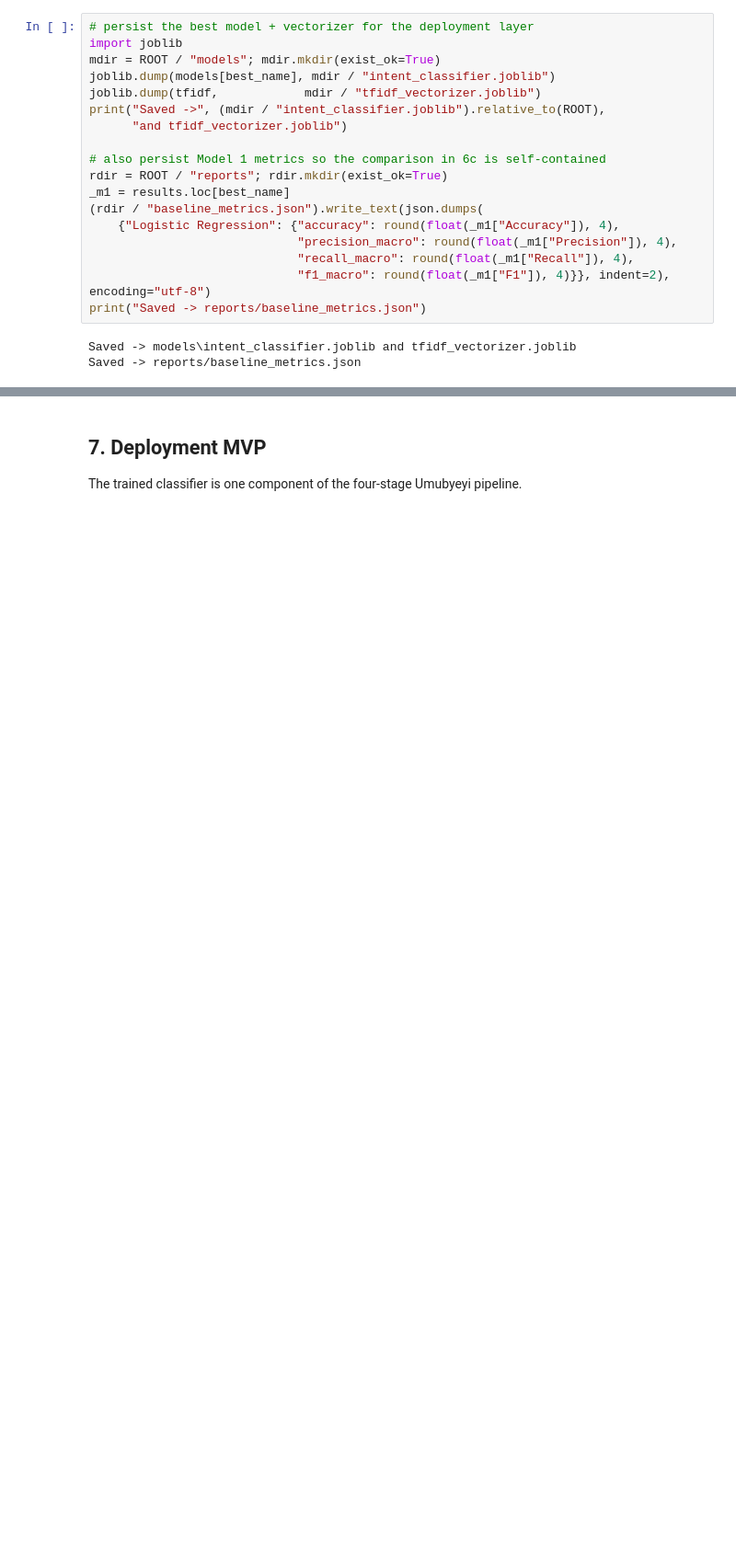
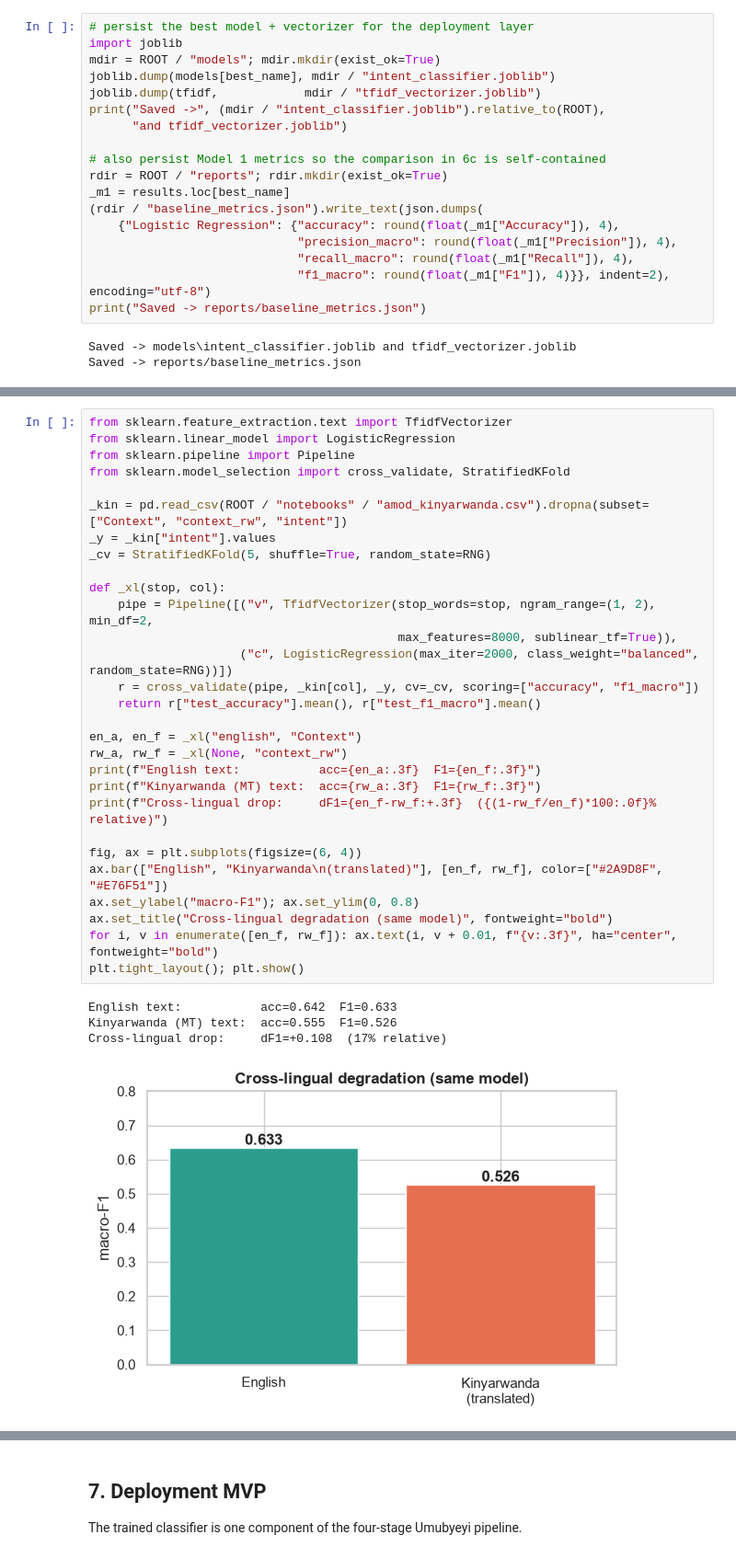
Before and after one commit to IrutingaboRaissa/UMUBYEYI, a Jupyter notebook: notebooks/umubyeyi.ipynb, the cells around one changed output, grey strips where cells are left out. Shown at 92% size. Saved outputs shown, nothing was run; the diff lists cells and outputs as text; blank space fills up the shorter version.

```diff
--- a/notebooks/umubyeyi.ipynb
+++ b/notebooks/umubyeyi.ipynb
@@ -413,0 +529,34 @@ Saved -> reports/baseline_metrics.json
+# %%
+from sklearn.feature_extraction.text import TfidfVectorizer
+from sklearn.linear_model import LogisticRegression
+from sklearn.pipeline import Pipeline
+from sklearn.model_selection import cross_validate, StratifiedKFold
+
+_kin = pd.read_csv(ROOT / "notebooks" / "amod_kinyarwanda.csv").dropna(subset=["Context", "context_rw", "intent"])
+_y = _kin["intent"].values
+_cv = StratifiedKFold(5, shuffle=True, random_state=RNG)
+
+def _xl(stop, col):
+    pipe = Pipeline([("v", TfidfVectorizer(stop_words=stop, ngram_range=(1, 2), min_df=2,
+                                           max_features=8000, sublinear_tf=True)),
+                     ("c", LogisticRegression(max_iter=2000, class_weight="balanced", random_state=RNG))])
+    r = cross_validate(pipe, _kin[col], _y, cv=_cv, scoring=["accuracy", "f1_macro"])
+    return r["test_accuracy"].mean(), r["test_f1_macro"].mean()
+
+en_a, en_f = _xl("english", "Context")
+rw_a, rw_f = _xl(None, "context_rw")
+print(f"English text:           acc={en_a:.3f}  F1={en_f:.3f}")
+print(f"Kinyarwanda (MT) text:  acc={rw_a:.3f}  F1={rw_f:.3f}")
+print(f"Cross-lingual drop:     dF1={en_f-rw_f:+.3f}  ({(1-rw_f/en_f)*100:.0f}% relative)")
+
+fig, ax = plt.subplots(figsize=(6, 4))
+ax.bar(["English", "Kinyarwanda\n(translated)"], [en_f, rw_f], color=["#2A9D8F", "#E76F51"])
+ax.set_ylabel("macro-F1"); ax.set_ylim(0, 0.8)
+ax.set_title("Cross-lingual degradation (same model)", fontweight="bold")
+for i, v in enumerate([en_f, rw_f]): ax.text(i, v + 0.01, f"{v:.3f}", ha="center", fontweight="bold")
+plt.tight_layout(); plt.show()
+# %% [output]
+English text:           acc=0.642  F1=0.633
+Kinyarwanda (MT) text:  acc=0.555  F1=0.526
+Cross-lingual drop:     dF1=+0.108  (17% relative)
+[figure, added]
```
Also changed, not shown: parts of 19 cells of this notebook, 30 other files.
